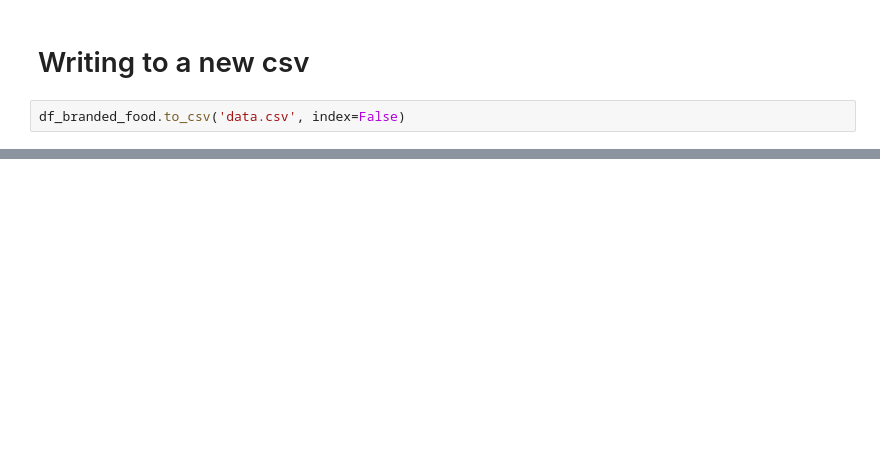
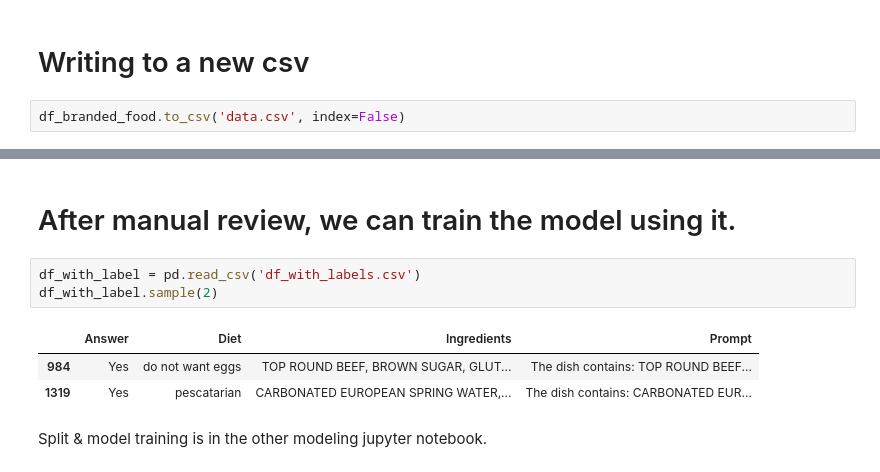
Before and after one commit to nickkluong/mids-w266-spring2024-finalproject-NLVL, a Jupyter notebook: data_wrangling.ipynb, the cells around one changed output, grey strips where cells are left out. Saved outputs shown, nothing was run; the diff lists cells and outputs as text; blank space fills up the shorter version.

```diff
--- a/data_wrangling.ipynb
+++ b/data_wrangling.ipynb
@@ -159,0 +263,11 @@ df_branded_food.to_csv('data.csv', index=False)
+# %% [markdown]
+# After manual review, we can train the model using it.
+# %%
+df_with_label = pd.read_csv('df_with_labels.csv')
+df_with_label.sample(2)
+# %% [output]
+|  | Answer | Diet | Ingredients | Prompt |
+| 984 | Yes | do not want eggs | TOP ROUND BEEF, BROWN SUGAR, GLUT... | The dish contains: TOP ROUND BEEF... |
+| 1319 | Yes | pescatarian | CARBONATED EUROPEAN SPRING WATER,... | The dish contains: CARBONATED EUR... |
+# %% [markdown]
+Split & model training is in the other modeling jupyter notebook.
```
Also changed, not shown: parts of 19 cells of this notebook, 2 other files.
